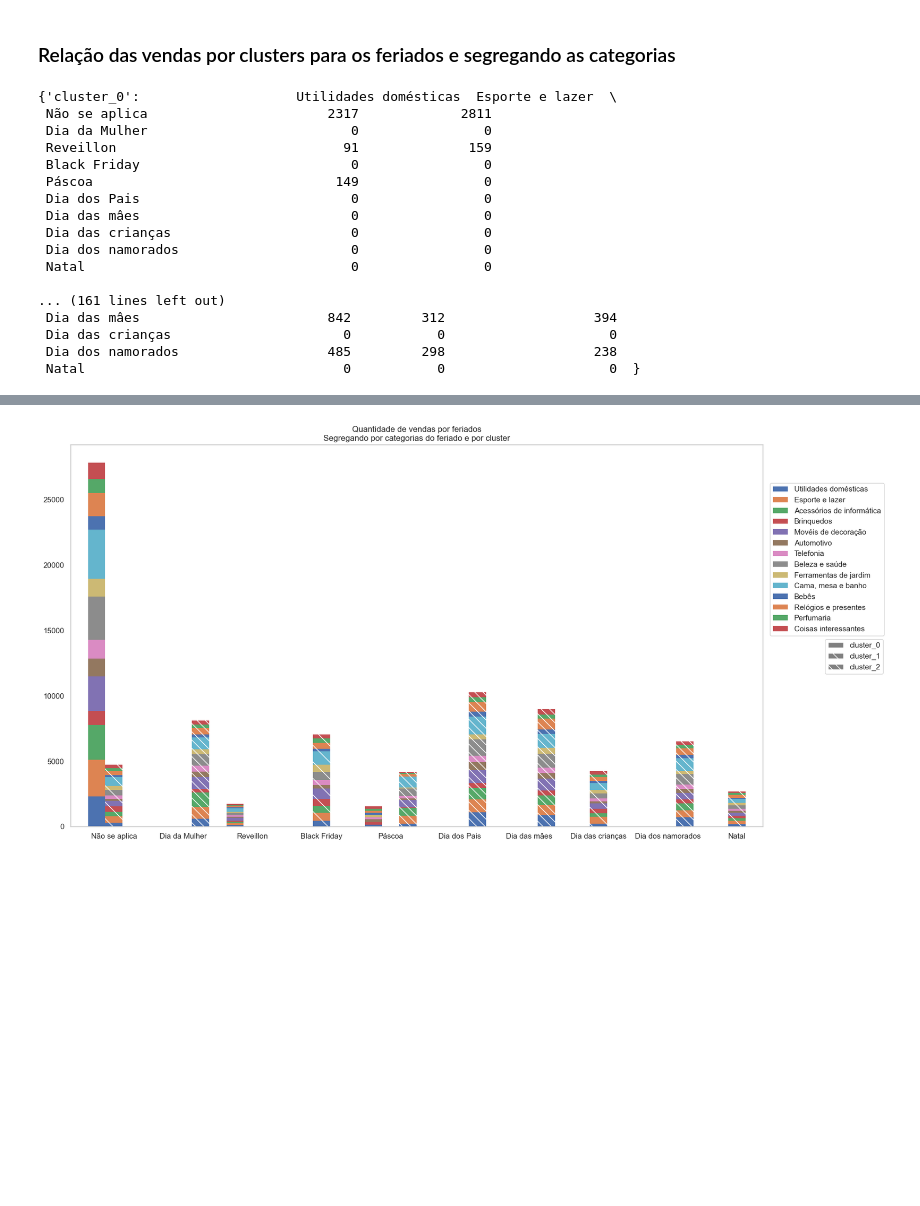
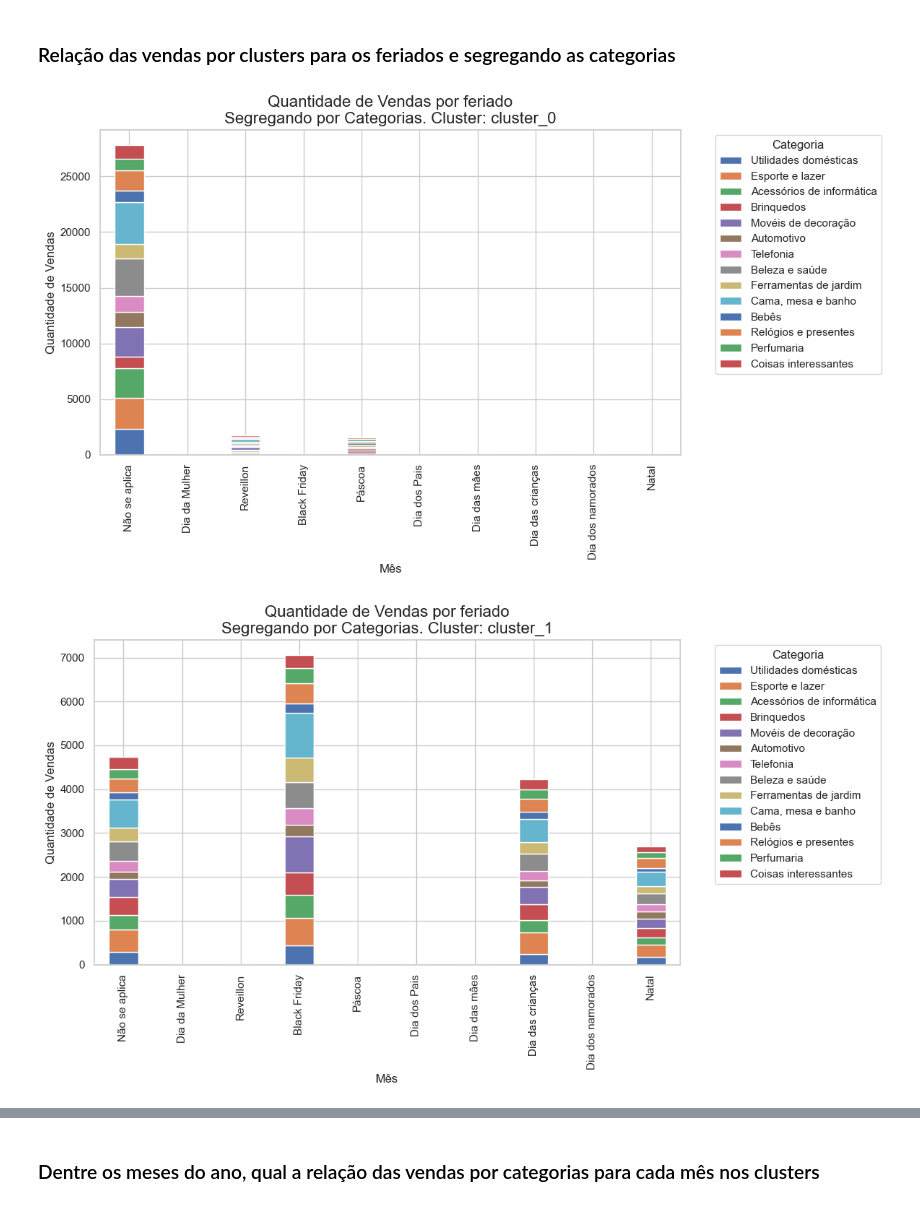
Before and after one commit to wnetohr/Olist-Brazilian-E-Commerce, a Jupyter notebook: notebooks/cluster/eda_cluster_dataframe.ipynb, the cells around one changed output, grey strips where cells are left out. Saved outputs shown, nothing was run; the diff lists cells and outputs as text; code cells hidden in the pictures; blank space fills up the shorter version.

Commit message:
alinhando ideias para informacoes do EDA

```diff
--- a/notebooks/cluster/eda_cluster_dataframe.ipynb
+++ b/notebooks/cluster/eda_cluster_dataframe.ipynb
@@ -31,3 +28,0 @@ df
-# %%
-for i in list(df.columns):
-    print(i)
@@ -238,48 +153,44 @@ plt.show()
 # %%
 gp_categorias_por_cluster_datacomercial = df.groupby(['hue', "commercial_date", "filtered_category"])["commercial_date"].count()
 gp_categorias_por_cluster_datacomercial = gp_categorias_por_cluster_datacomercial.reset_index(name='qtd')
 
 combinacoes = pd.MultiIndex.from_product(
     [df['hue'].unique(), df['commercial_date'].unique(), df['filtered_category'].unique()],
     names=['hue', 'commercial_date', 'filtered_category']
 ).to_frame(index=False)
 
 gp_categorias_por_cluster_datacomercial_completo = pd.merge(
     combinacoes,
     gp_categorias_por_cluster_datacomercial,
     on=['hue', 'commercial_date', 'filtered_category'],
     how='left'
 ).fillna(0)
 
 gp_categorias_por_cluster_datacomercial_completo['qtd'] = gp_categorias_por_cluster_datacomercial_completo['qtd'].astype(int)
 
 dfs_por_cluster = {}
 for cluster in list(gp_categorias_por_cluster_datacomercial_completo['hue'].unique()):
     df_cluster = gp_categorias_por_cluster_datacomercial_completo[gp_categorias_por_cluster_datacomercial_completo['hue'] == cluster]
     df_cluster.drop(columns=['hue'], inplace=True)
 
     df_novo_index = df_cluster['commercial_date'].unique().tolist()
     df_novo_colunas = df_cluster['filtered_category'].unique().tolist()
     df_novo_dados = df_cluster['qtd'].to_numpy().reshape(len(df_novo_index), len(df_novo_colunas))
 
     dfs_por_cluster[cluster] = pd.DataFrame(df_novo_dados, index=df_novo_index, columns=df_novo_colunas)
 
-dfs_por_cluster
+# barplot_clusters_stacked(dfs_por_cluster, l2_loc=[1.09, 0.4], title="Quantidade de vendas por feriados\nSegregando por categorias do feriado e por cluster")
+
+for cluster, df_cluster in dfs_por_cluster.items():
+    ax = df_cluster.plot(kind='bar', stacked=True, figsize=(12, 7))
+
+    plt.title(f'Quantidade de Vendas por feriado\nSegregando por Categorias. Cluster: {cluster}', fontsize=16)
+    plt.xlabel('Mês', fontsize=12)
+    plt.ylabel('Quantidade de Vendas', fontsize=12)
+
+    plt.legend(title='Categoria', bbox_to_anchor=(1.05, 1), loc='upper left')
+    plt.tight_layout()
+    plt.show()
 # %% [output]
-{'cluster_0':                    Utilidades domésticas  Esporte e lazer  \
- Não se aplica                       2317             2811
- Dia da Mulher                          0                0
- Reveillon                             91              159
- Black Friday                           0                0
- Páscoa                               149                0
- Dia dos Pais                           0                0
- Dia das mâes                           0                0
- Dia das crianças                       0                0
- Dia dos namorados                      0                0
- Natal                                  0                0
-
-... (161 lines left out)
- Dia das mâes                        842         312                   394
- Dia das crianças                      0           0                     0
- Dia dos namorados                   485         298                   238
- Natal                                 0           0                     0  }
+[figure, added]
+[figure, added]
@@ -286,7 +198,5 @@ dfs_por_cluster
-# %%
-barplot_clusters_stacked(dfs_por_cluster, l2_loc=[1.09, 0.4], title="Quantidade de vendas por feriados\nSegregando por categorias do feriado e por cluster")
-# %% [output]
-[figure, removed]
+# %% [markdown]
+### Dentre os meses do ano, qual a relação das vendas por categorias para cada mês nos clusters
 # %%
 df['commercial_dates_month'] = df['commercial_dates_month'].astype(int)
 
```
Also changed, not shown: parts of 21 cells of this notebook, 2 other files.
